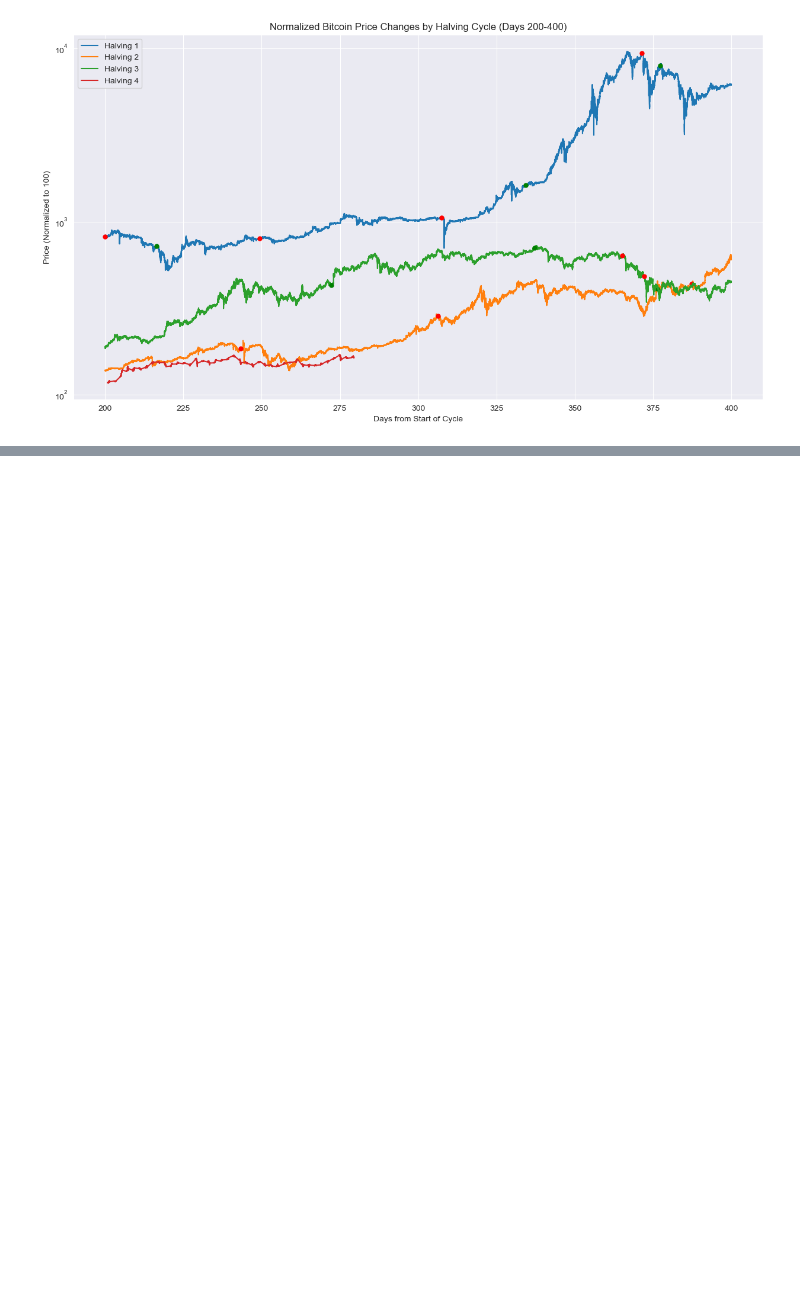
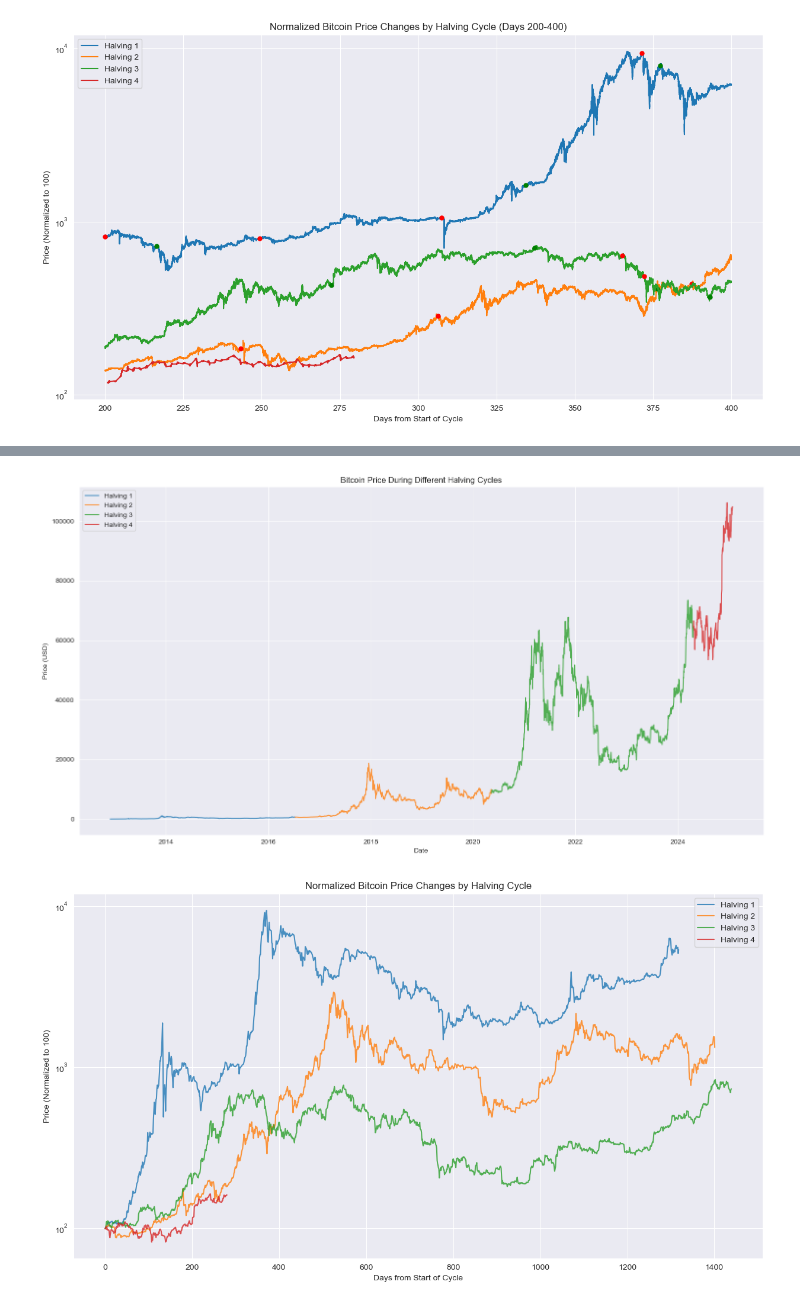
Before and after one commit to ekcm/crypto-historical-patterns, a Jupyter notebook: notebooks/Bitcoin-cycle.ipynb, the cells around one changed output, grey strips where cells are left out. Saved outputs shown, nothing was run; the diff lists cells and outputs as text; code cells hidden in the pictures; blank space fills up the shorter version.

```diff
--- a/notebooks/Bitcoin-cycle.ipynb
+++ b/notebooks/Bitcoin-cycle.ipynb
@@ -323,0 +326,11 @@ DataFrame exported to: ./data/bitcoin_price_with_halving_cycles.csv
+# %%
+import pandas as pd
+
+# Define the path to the CSV file
+output_path = './data/bitcoin_price_with_halving_cycles.csv'
+
+# Load the DataFrame from the CSV file
+df = pd.read_csv(output_path)
+
+# Display the first few rows of the DataFrame to verify
+print(df.head())
@@ -551,0 +698,6 @@ plt.show()
+# %%
+daily_df = daily_df[daily_df['Halving'] != 0]
+
+# Verify the changes
+print("DataFrame after removing rows with Halving = 0:")
+print(daily_df.head())
@@ -551,0 +712,45 @@ plt.show()
+# %%
+import matplotlib.pyplot as plt
+import seaborn as sns
+
+# Create single plot
+fig, ax1 = plt.subplots(figsize=(15, 8))
+
+# Plot price trends by halving cycle
+for cycle in sorted(daily_df['Halving'].unique()):
+    cycle_data = daily_df[daily_df['Halving'] == cycle]
+    ax1.plot(cycle_data['Timestamp'], cycle_data['Close'],
+             label=f'Halving {cycle}', alpha=0.8)
+
+ax1.set_title('Bitcoin Price During Different Halving Cycles')
+ax1.set_xlabel('Date')
+ax1.set_ylabel('Price (USD)')
+ax1.legend()
+# ax1.set_yscale('log')  # Using log scale since price changes are exponential
+ax1.grid(True)
+
+plt.tight_layout()
+plt.show()
+
+# Alternative visualization: Normalized price changes
+plt.figure(figsize=(15, 8))
+
+for cycle in sorted(daily_df['Halving'].unique()):
+    cycle_data = daily_df[daily_df['Halving'] == cycle]
+    # Normalize prices to start at 100 for each cycle
+    normalized_prices = cycle_data['Close'] / cycle_data['Close'].iloc[0] * 100
+    # Create relative timeindex (days from start of cycle)
+    days_from_start = (cycle_data['Timestamp'] - cycle_data['Timestamp'].iloc[0]).dt.total_seconds() / (24*60*60)
+
+    plt.plot(days_from_start, normalized_prices, label=f'Halving {cycle}', alpha=0.8)
+
+plt.title('Normalized Bitcoin Price Changes by Halving Cycle')
+plt.xlabel('Days from Start of Cycle')
+plt.ylabel('Price (Normalized to 100)')
+plt.legend()
+plt.yscale('log')
+plt.grid(True)
+plt.show()
+# %% [output]
+[figure, added]
+[figure, added]
```
Also changed, not shown: parts of 15 cells of this notebook, 3 other files.
